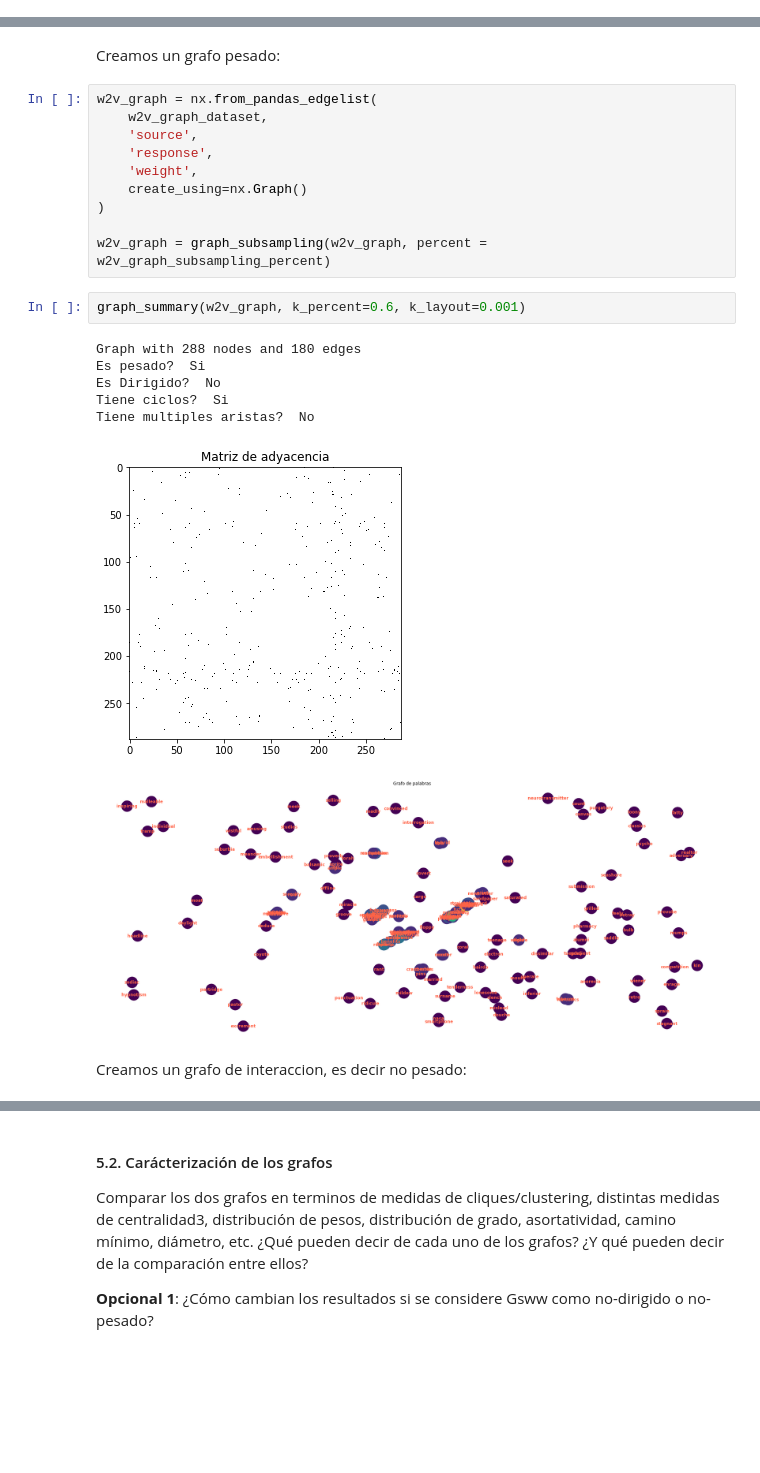
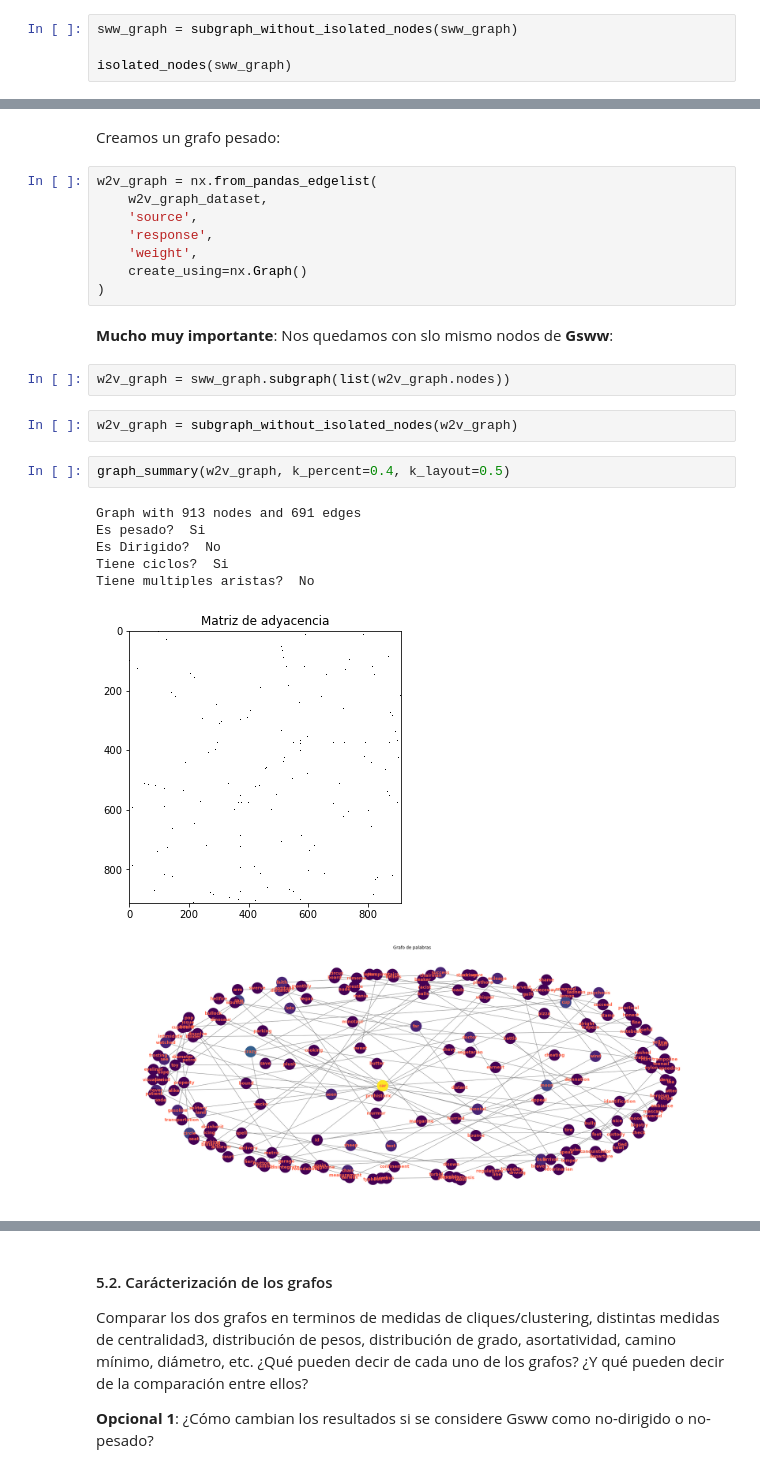
Before and after one commit to magistery-tps/dm-cyt-tp2, a Jupyter notebook: notebooks/analisys.ipynb, the cells around one changed output, grey strips where cells are left out. Saved outputs shown, nothing was run; the diff lists cells and outputs as text; blank space fills up the shorter version.

Commit message:
feat: homogenius subsampling ;)

```diff
--- a/notebooks/analisys.ipynb
+++ b/notebooks/analisys.ipynb
@@ -130,0 +166,4 @@ w2v_weight_column = 'w2v_{}_weight'.format(w2v_weight_type)
+# %%
+sww_graph = subgraph_without_isolated_nodes(sww_graph)
+
+isolated_nodes(sww_graph)
@@ -157,17 +212,19 @@ w2v_graph = nx.from_pandas_edgelist(
     'weight',
     create_using=nx.Graph()
 )
-
-w2v_graph = graph_subsampling(w2v_graph, percent = w2v_graph_subsampling_percent)
+# %% [markdown]
+**Mucho muy importante**: Nos quedamos con slo mismo nodos de **Gsww**:
+# %%
+w2v_graph = sww_graph.subgraph(list(w2v_graph.nodes))
+# %%
+w2v_graph = subgraph_without_isolated_nodes(w2v_graph)
 # %%
-graph_summary(w2v_graph, k_percent=0.6, k_layout=0.001)
+graph_summary(w2v_graph, k_percent=0.4, k_layout=0.5)
 # %% [output]
-Graph with 288 nodes and 180 edges
+Graph with 913 nodes and 691 edges
 Es pesado?  Si
 Es Dirigido?  No
 Tiene ciclos?  Si
 Tiene multiples aristas?  No
-[figure, old version]
+[figure, new version]
-[figure, old version]
+[figure, new version]
-# %% [markdown]
-Creamos un grafo de interaccion, es decir no pesado:
```
Also changed, not shown: parts of 19 cells of this notebook, 2 other files.
